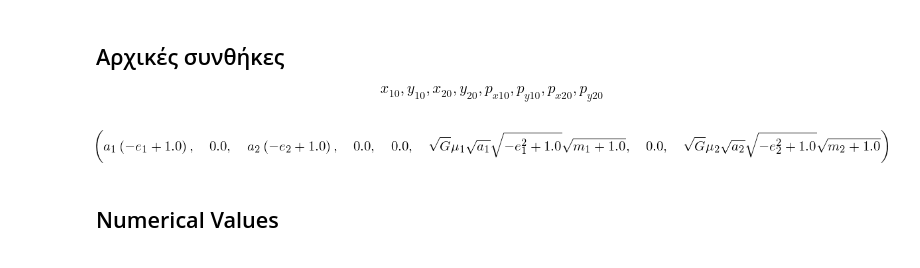
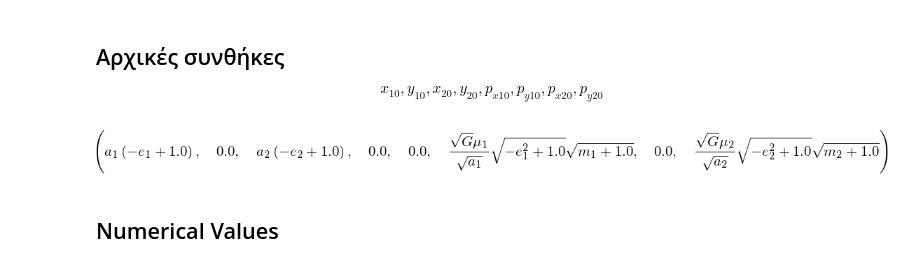
Before and after one commit to Mixpap/astro-notebooks, a Jupyter notebook: 3 Body.ipynb, the cells around one changed output. Cells and saved outputs as stored; diff of their text form; code cells hidden in the pictures.

```diff
--- a/3 Body.ipynb
+++ b/3 Body.ipynb
@@ -86,17 +86,17 @@ x_{10},y_{10},x_{20},y_{20},p_{x10},p_{y10},p_{x20},p_{y20}
 $$
 # %%
 p1x0=0.
-p1y0=mu1*sm.sqrt(G*(M+m1)*a1*(1.-e1**2))
+p1y0=mu1*sm.sqrt(G*(M+m1)*a1*(1.-e1**2))/a1
 p2x0=0.
-p2y0=mu2*sm.sqrt(G*(M+m2)*a2*(1.-e2**2))
+p2y0=mu2*sm.sqrt(G*(M+m2)*a2*(1.-e2**2))/a2
 
 x10=a1*(1.-e1)
 y10=0.
 x20=a2*(1.-e2)
 y20=0.
 x10,y10,x20,y20,p1x0,p1y0,p2x0,p2y0
 # %% [output]
-[figure, old version]
+[figure, new version]
 # %% [markdown]
 ## Numerical Values
 # %%
```
Also changed, not shown: parts of 4 cells of this notebook.
